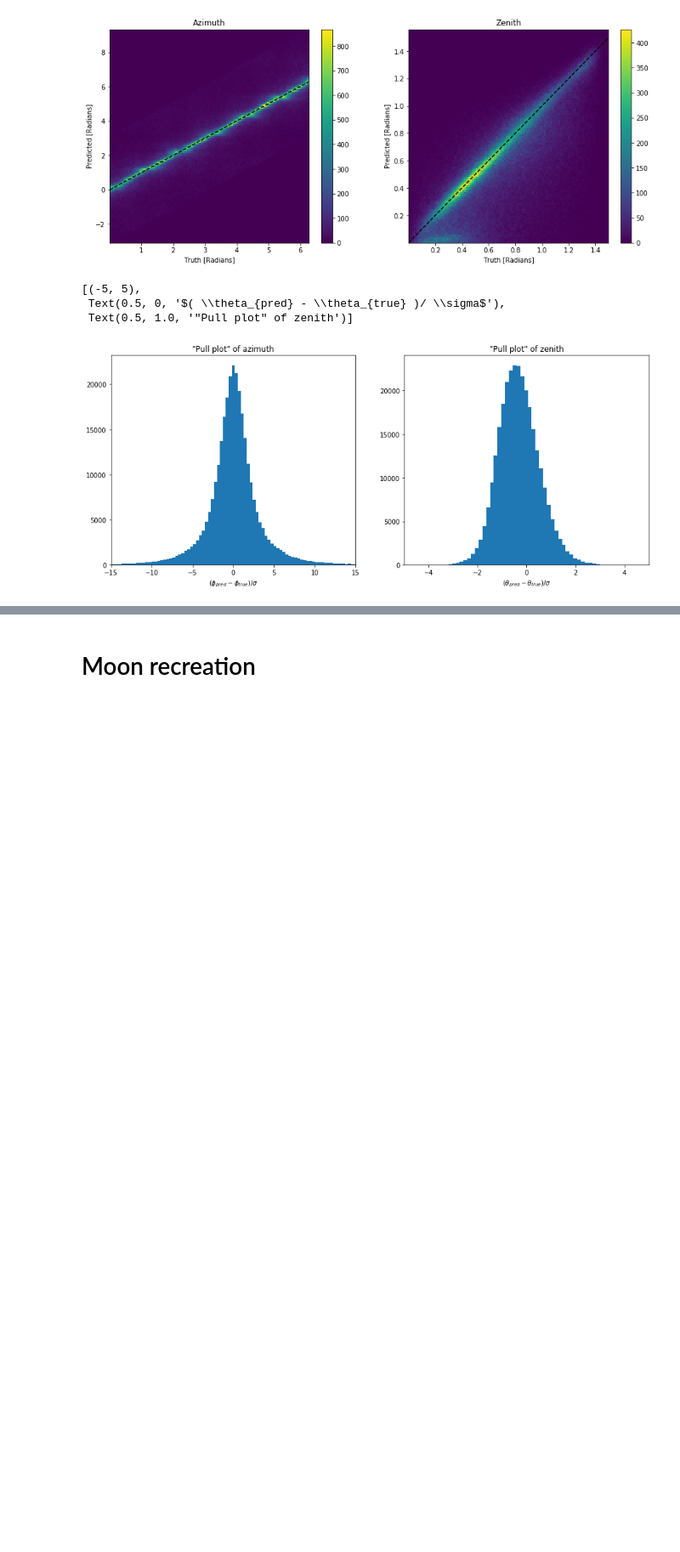
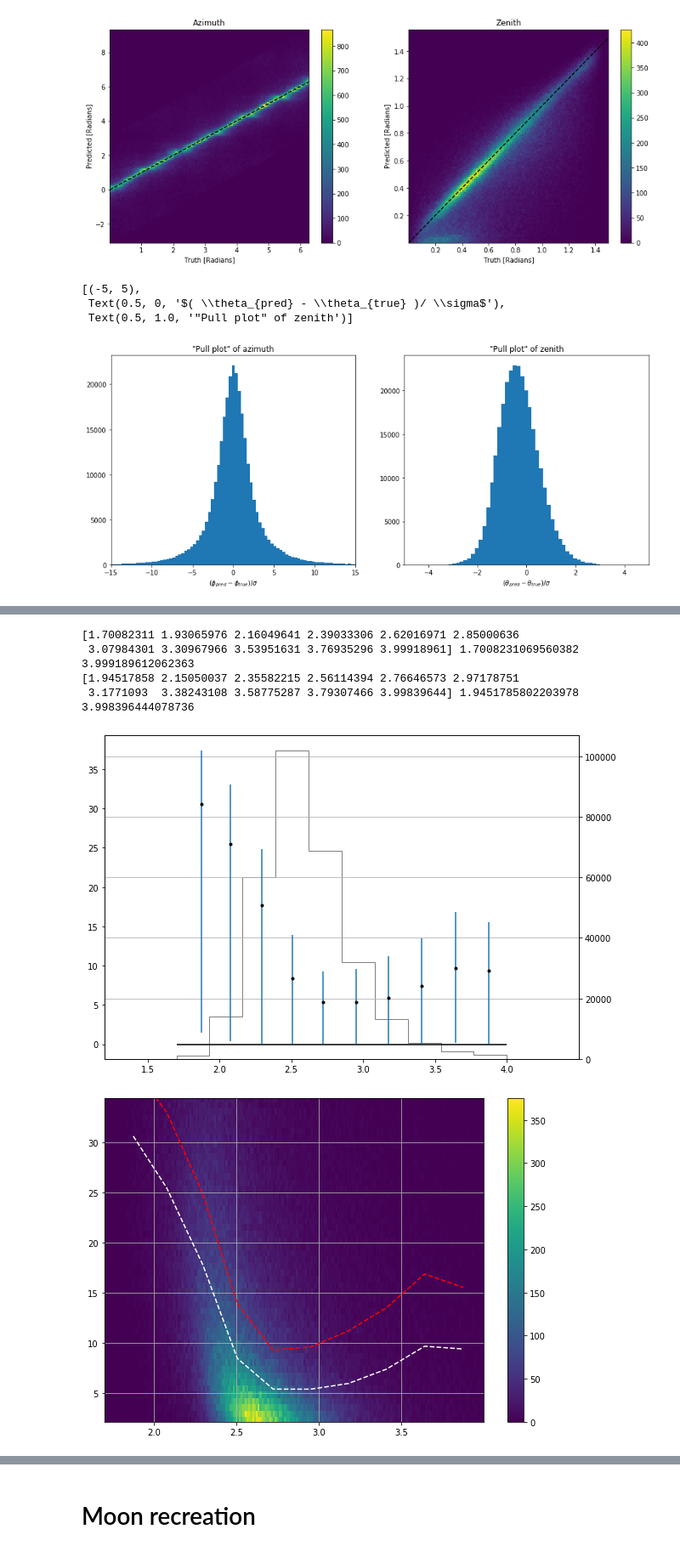
Before and after one commit to Vinther901/Neutrino-Machine-Learning, a Jupyter notebook: Test_trained_models.ipynb, the cells around one changed output, grey strips where cells are left out. Shown: that part at 85% size. Cells and saved outputs as stored; diff of their text form; code cells hidden in the pictures; blank space fills up the shorter version.

```diff
--- a/Test_trained_models.ipynb
+++ b/Test_trained_models.ipynb
@@ -188,11 +197,13 @@ O = omega(pred[:,0],pred[:,1],true[:,0],true[:,1])
 fig, ax = plt.subplots(figsize=(15,6),ncols = 2)
 ax[0].hist(O,bins=100);
 ax[0].set_title("$arccos(\hat{r}_{pred} \dot{} \hat{r}_{true})$",fontsize=24)
-ax[0].set_xlabel("Radians",fontsize=16)
+ax[0].set_xlabel("Degrees",fontsize=16)
+# ax[0].set_xlabel("Radians",fontsize=16)
 
 ax[1].hist(np.abs(pred[:,2]),bins=100);
 ax[1].set_title("$\sigma$",fontsize=24)
-ax[1].set_xlabel("Radians",fontsize=16)
+ax[1].set_xlabel('"Degrees"',fontsize=16)
+# ax[1].set_xlabel("Radians",fontsize=16)
 
 # fig.savefig('figures/solid_angles_and_error_distribution.png')
 # %% [output]
@@ -229,0 +283,12 @@ ax.set(xlabel='Solid angle [radians]',ylabel='$\sigma$',title='Solid angle and $
+# %%
+# qs = performance_plot((az - true[:,0])*180/np.pi,energy,bins=20)
+# qs = performance_plot((ze - true[:,1])*180/np.pi,energy,bins=20)
+qs = performance_plot(O,energy,bins=10, zero_bounded= True)
+qs = performance_plot(O[np.abs(pred[:,2])<0.2],energy[np.abs(pred[:,2])<0.2],bins=10, zero_bounded= True)
+# %% [output]
+[1.70082311 1.93065976 2.16049641 2.39033306 2.62016971 2.85000636
+ 3.07984301 3.30967966 3.53951631 3.76935296 3.99918961] 1.7008231069560382 3.999189612062363
+[1.94517858 2.15050037 2.35582215 2.56114394 2.76646573 2.97178751
+ 3.1771093  3.38243108 3.58775287 3.79307466 3.99839644] 1.9451785802203978 3.998396444078736
+[figure, added]
+[figure, added]
```
Also changed, not shown: parts of 10 cells of this notebook, 3 other files.
